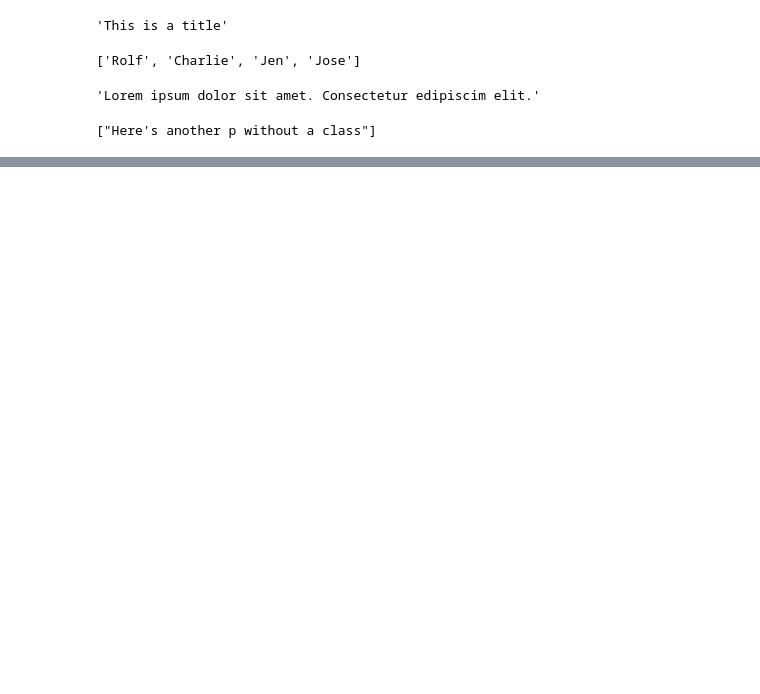
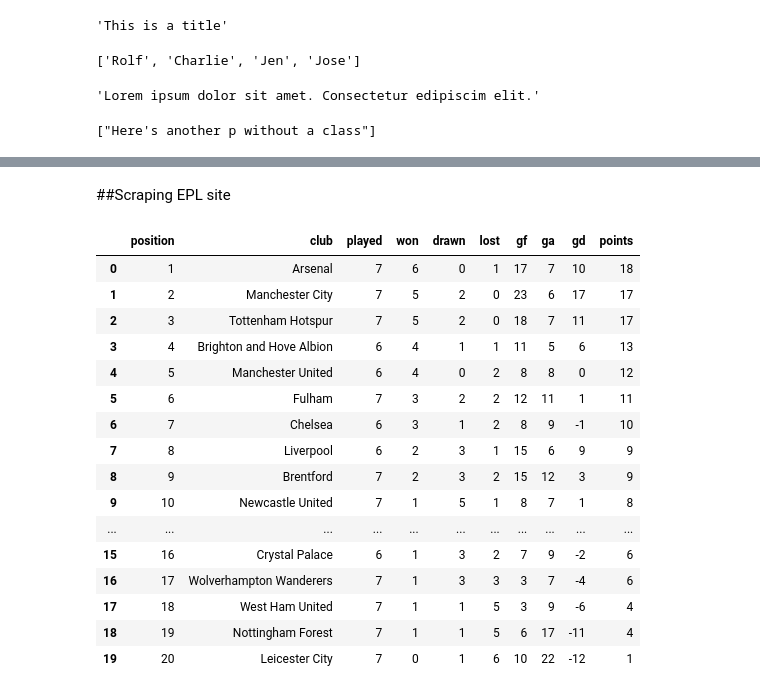
Before and after one commit to Delonix7/Data_Science_Essentials, a Jupyter notebook: Web_Scraping_with_Python.ipynb, the cells around one changed output, grey strips where cells are left out. Saved outputs shown, nothing was run; the diff lists cells and outputs as text; code cells hidden in the pictures; blank space fills up the shorter version.

```diff
--- a/Web_Scraping_with_Python.ipynb
+++ b/Web_Scraping_with_Python.ipynb
@@ -82,0 +378,5 @@ find_other_paragraph()
+# %%
+d = {}
+# %%
+for i in range(0,12):
+ d[f'df_epl_{i}'] = df_epl[i]
@@ -82,0 +401,59 @@ find_other_paragraph()
+# %% [markdown]
+##Scraping EPL site
+# %%
+def epl_tables(url, data_compseason):
+  url = url
+  page = requests.get(url).content
+  soup_epl2 = BeautifulSoup(page, 'html.parser')
+  table = soup_epl2.find_all('tr', attrs= {'data-compseason': data_compseason}) #finding all tr tags with data-compseason = 489
+
+  position, club = ([] for i in range(2))
+  for i in range(len(table)):
+    club.append(table[i]['data-filtered-table-row-name'])
+    position.append(table[i]['data-position'])
+
+  epl_table = pd.DataFrame()
+  played, won, drawn, lost, gf, ga, gd, points = ([] for i in range(8))
+
+  for i in range(20):
+    try:
+      played.append(table[i].find_all('td')[3].string)
+      won.append(table[i].find_all('td')[4].string)
+      drawn.append(table[i].find_all('td')[5].string)
+      lost.append(table[i].find_all('td')[6].string)
+      gf.append(table[i].find_all('td')[7].string)
+      ga.append(table[i].find_all('td')[8].string)
+      gd.append(table[i].find_all('td')[9].string)
+      points.append(table[i].find_all('td')[10].string)
+
+    except IndexError as e:
+      return (f'An error occured {e}')
+
+  lists = [position, club, played, won, drawn, lost, gf, ga, gd, points]
+  epl_table = pd.concat([pd.Series(x) for x in lists], axis = 1, keys = ['position', 'club', 'played', 'won', 'drawn', 'lost', 'gf', 'ga', 'gd', 'points'])
+  epl_table['gf'] = epl_table['gf'].astype(int)
+  epl_table['ga'] = epl_table['ga'].astype(int)
+  epl_table['gd'] = epl_table['gf'] - epl_table['ga']
+  return epl_table
+# %%
+url = 'https://www.premierleague.com/tables?team=FIRST'
+# %%
+epl_tables(url, 489)
+# %% [output]
+|  | position | club | played | won | drawn | lost | gf | ga | gd | points |
+| 0 | 1 | Arsenal | 7 | 6 | 0 | 1 | 17 | 7 | 10 | 18 |
+| 1 | 2 | Manchester City | 7 | 5 | 2 | 0 | 23 | 6 | 17 | 17 |
+| 2 | 3 | Tottenham Hotspur | 7 | 5 | 2 | 0 | 18 | 7 | 11 | 17 |
+| 3 | 4 | Brighton and Hove Albion | 6 | 4 | 1 | 1 | 11 | 5 | 6 | 13 |
+| 4 | 5 | Manchester United | 6 | 4 | 0 | 2 | 8 | 8 | 0 | 12 |
+| 5 | 6 | Fulham | 7 | 3 | 2 | 2 | 12 | 11 | 1 | 11 |
+| 6 | 7 | Chelsea | 6 | 3 | 1 | 2 | 8 | 9 | -1 | 10 |
+| 7 | 8 | Liverpool | 6 | 2 | 3 | 1 | 15 | 6 | 9 | 9 |
+| 8 | 9 | Brentford | 7 | 2 | 3 | 2 | 15 | 12 | 3 | 9 |
+| 9 | 10 | Newcastle United | 7 | 1 | 5 | 1 | 8 | 7 | 1 | 8 |
+| ... | ... | ... | ... | ... | ... | ... | ... | ... | ... | ... |
+| 15 | 16 | Crystal Palace | 6 | 1 | 3 | 2 | 7 | 9 | -2 | 6 |
+| 16 | 17 | Wolverhampton Wanderers | 7 | 1 | 3 | 3 | 3 | 7 | -4 | 6 |
+| 17 | 18 | West Ham United | 7 | 1 | 1 | 5 | 3 | 9 | -6 | 4 |
+| 18 | 19 | Nottingham Forest | 7 | 1 | 1 | 5 | 6 | 17 | -11 | 4 |
+| 19 | 20 | Leicester City | 7 | 0 | 1 | 6 | 10 | 22 | -12 | 1 |
```
Also changed, not shown: parts of 66 cells of this notebook.
